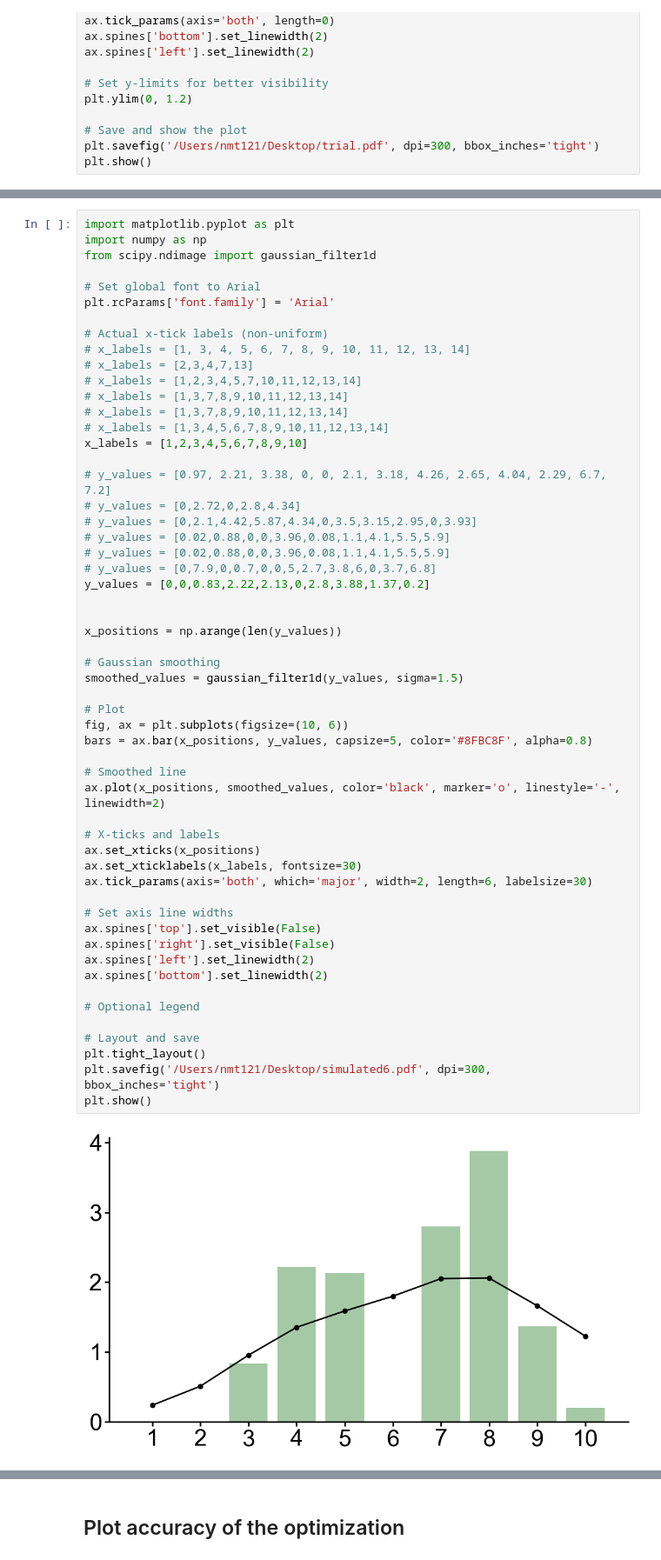
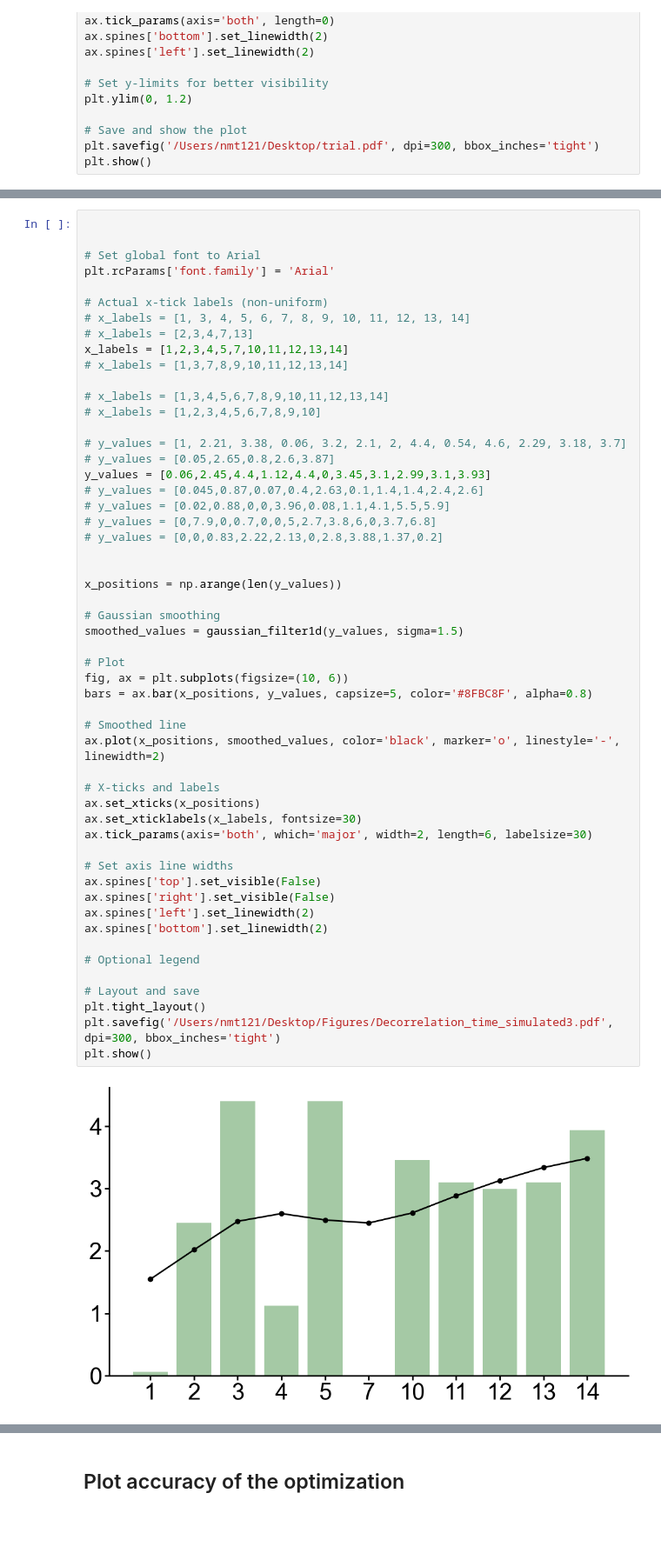
Before and after one commit to natmtc/flexible-motoneuron-control, a Jupyter notebook: Plot_figures.ipynb, the cells around one changed output, grey strips where cells are left out. Shown at 87% size. Saved outputs shown, nothing was run; the diff lists cells and outputs as text; blank space fills up the shorter version.

```diff
--- a/Plot_figures.ipynb
+++ b/Plot_figures.ipynb
@@ -427,9 +508,7 @@ plt.show()
 # %% [output]
 [figure]
 # %%
-import matplotlib.pyplot as plt
-import numpy as np
-from scipy.ndimage import gaussian_filter1d
+
 
 # Set global font to Arial
 plt.rcParams['font.family'] = 'Arial'
@@ -437,49 +516,49 @@ plt.rcParams['font.family'] = 'Arial'
 # Actual x-tick labels (non-uniform)
 # x_labels = [1, 3, 4, 5, 6, 7, 8, 9, 10, 11, 12, 13, 14]
 # x_labels = [2,3,4,7,13]
-# x_labels = [1,2,3,4,5,7,10,11,12,13,14]
+x_labels = [1,2,3,4,5,7,10,11,12,13,14]
 # x_labels = [1,3,7,8,9,10,11,12,13,14]
-# x_labels = [1,3,7,8,9,10,11,12,13,14]
+
 # x_labels = [1,3,4,5,6,7,8,9,10,11,12,13,14]
-x_labels = [1,2,3,4,5,6,7,8,9,10]
+# x_labels = [1,2,3,4,5,6,7,8,9,10]
 
-# y_values = [0.97, 2.21, 3.38, 0, 0, 2.1, 3.18, 4.26, 2.65, 4.04, 2.29, 6.7, 7.2]
-# y_values = [0,2.72,0,2.8,4.34]
-# y_values = [0,2.1,4.42,5.87,4.34,0,3.5,3.15,2.95,0,3.93]
-# y_values = [0.02,0.88,0,0,3.96,0.08,1.1,4.1,5.5,5.9]
+# y_values = [1, 2.21, 3.38, 0.06, 3.2, 2.1, 2, 4.4, 0.54, 4.6, 2.29, 3.18, 3.7]
+# y_values = [0.05,2.65,0.8,2.6,3.87]
+y_values = [0.06,2.45,4.4,1.12,4.4,0,3.45,3.1,2.99,3.1,3.93]
+# y_values = [0.045,0.87,0.07,0.4,2.63,0.1,1.4,1.4,2.4,2.6]
 # y_values = [0.02,0.88,0,0,3.96,0.08,1.1,4.1,5.5,5.9]
 # y_values = [0,7.9,0,0.7,0,0,5,2.7,3.8,6,0,3.7,6.8]
-y_values = [0,0,0.83,2.22,2.13,0,2.8,3.88,1.37,0.2]
+# y_values = [0,0,0.83,2.22,2.13,0,2.8,3.88,1.37,0.2]
 
 
 x_positions = np.arange(len(y_values))
 
 # Gaussian smoothing
 smoothed_values = gaussian_filter1d(y_values, sigma=1.5)
 
 # Plot
 fig, ax = plt.subplots(figsize=(10, 6))
 bars = ax.bar(x_positions, y_values, capsize=5, color='#8FBC8F', alpha=0.8)
 
 # Smoothed line
 ax.plot(x_positions, smoothed_values, color='black', marker='o', linestyle='-', linewidth=2)
 
 # X-ticks and labels
 ax.set_xticks(x_positions)
 ax.set_xticklabels(x_labels, fontsize=30)
 ax.tick_params(axis='both', which='major', width=2, length=6, labelsize=30)
 
 # Set axis line widths
 ax.spines['top'].set_visible(False)
 ax.spines['right'].set_visible(False)
 ax.spines['left'].set_linewidth(2)
 ax.spines['bottom'].set_linewidth(2)
 
 # Optional legend
 
 # Layout and save
 plt.tight_layout()
-plt.savefig('/Users/nmt121/Desktop/simulated6.pdf', dpi=300, bbox_inches='tight')
+plt.savefig('/Users/nmt121/Desktop/Figures/Decorrelation_time_simulated3.pdf', dpi=300, bbox_inches='tight')
 plt.show()
 # %% [output]
-[figure, old version]
+[figure, new version]
```
Also changed, not shown: parts of 11 cells of this notebook, 12 other files.
